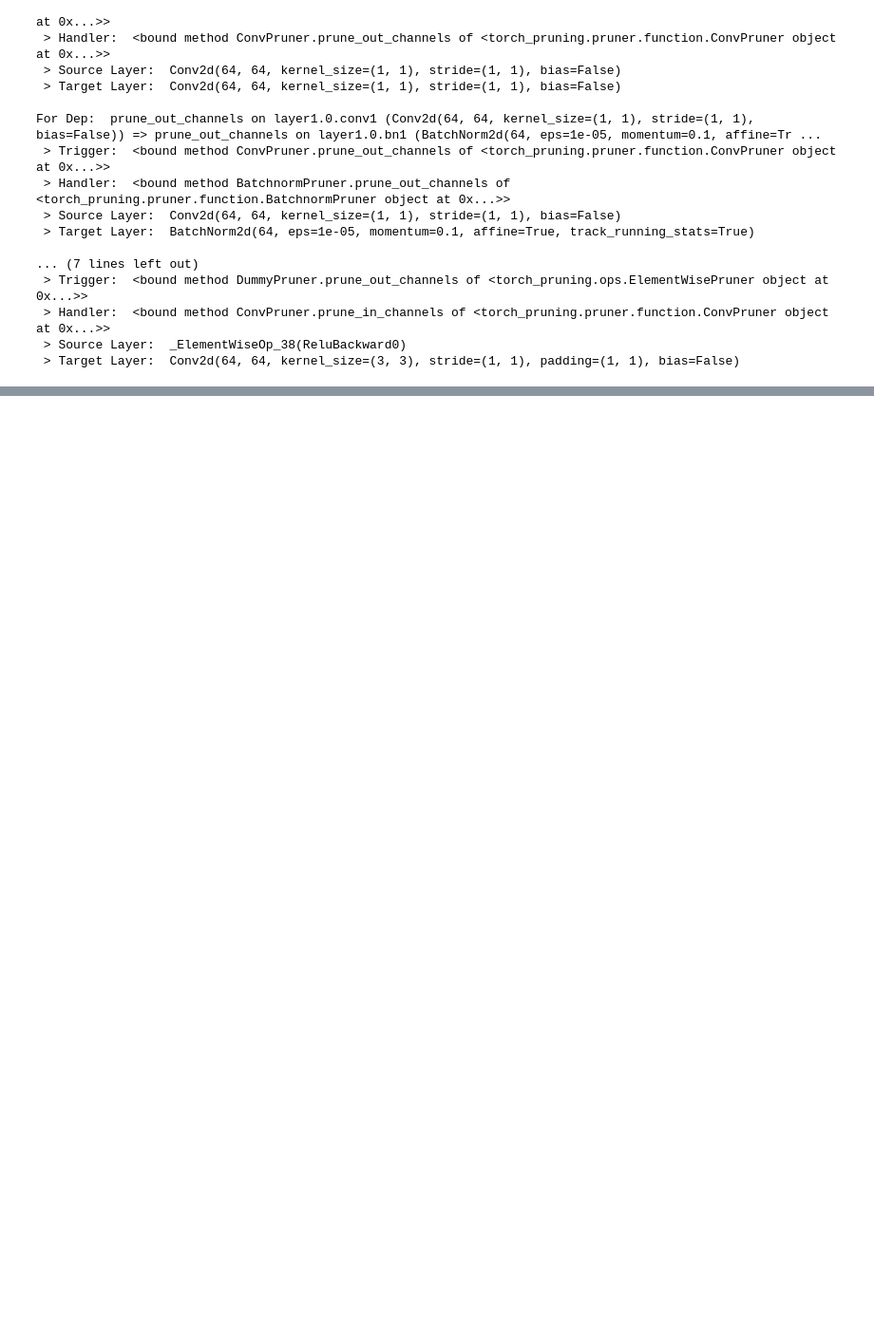
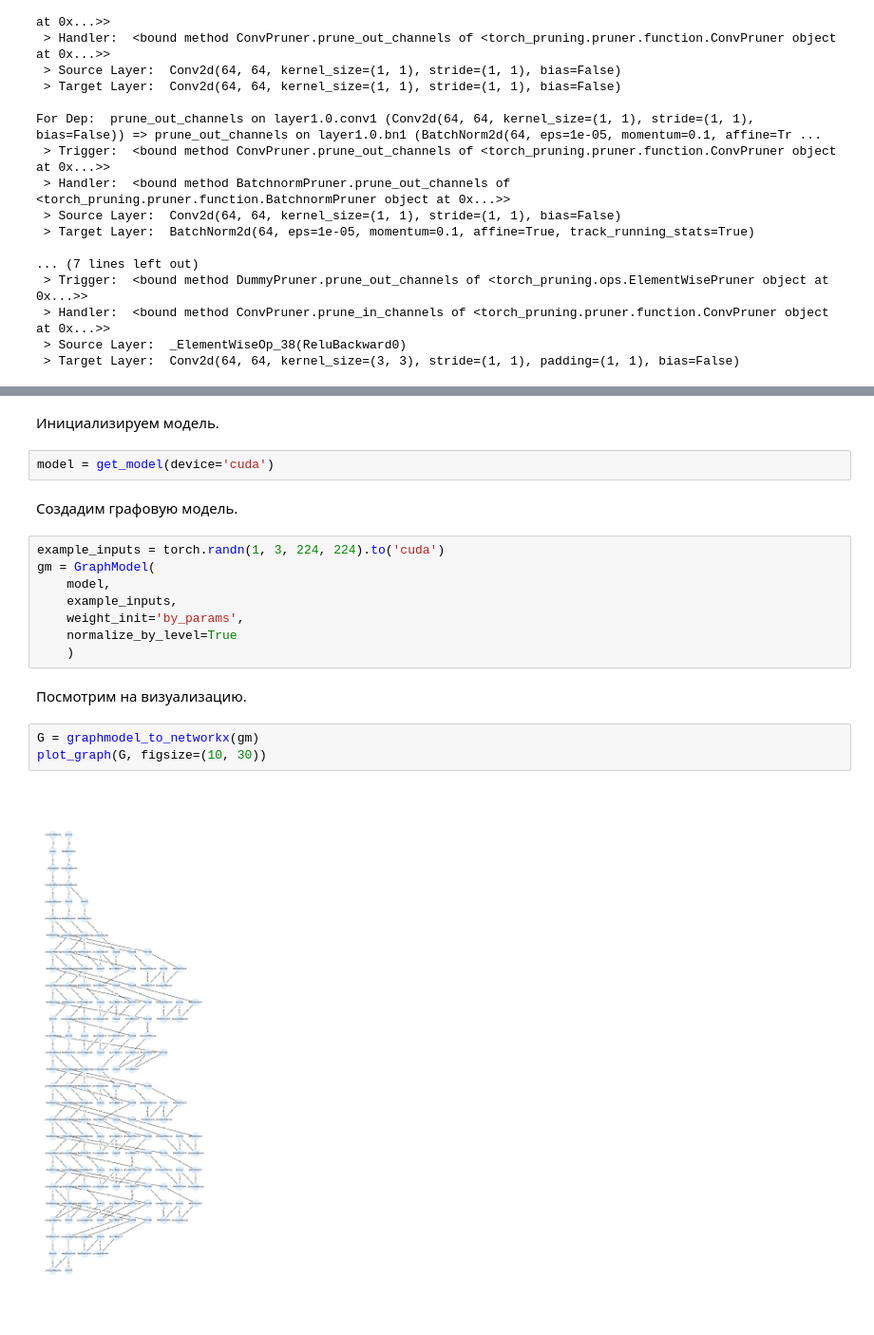
Before and after one commit to intsystems/Zero-shot-structural-pruning, a Jupyter notebook: src/depgraph-experiments-advanced.ipynb, the cells around one changed output, grey strips where cells are left out. Shown at 95% size. Drawn from its saved outputs; the diff is of its cells as text; blank space fills up the shorter version.

Commit message:
first version of GraphModel

```diff
--- a/src/depgraph-experiments-advanced.ipynb
+++ b/src/depgraph-experiments-advanced.ipynb
@@ -283,0 +643,21 @@ For Dep:  prune_out_channels on layer1.0.conv1 (Conv2d(64, 64, kernel_size=(1, 1
+# %% [markdown]
+Инициализируем модель.
+# %%
+model = get_model(device='cuda')
+# %% [markdown]
+Создадим графовую модель.
+# %%
+example_inputs = torch.randn(1, 3, 224, 224).to('cuda')
+gm = GraphModel(
+    model,
+    example_inputs,
+    weight_init='by_params',
+    normalize_by_level=True
+    )
+# %% [markdown]
+Посмотрим на визуализацию.
+# %%
+G = graphmodel_to_networkx(gm)
+plot_graph(G, figsize=(10, 30))
+# %% [output]
+[figure, added]
```
Also changed, not shown: parts of 13 cells of this notebook.
